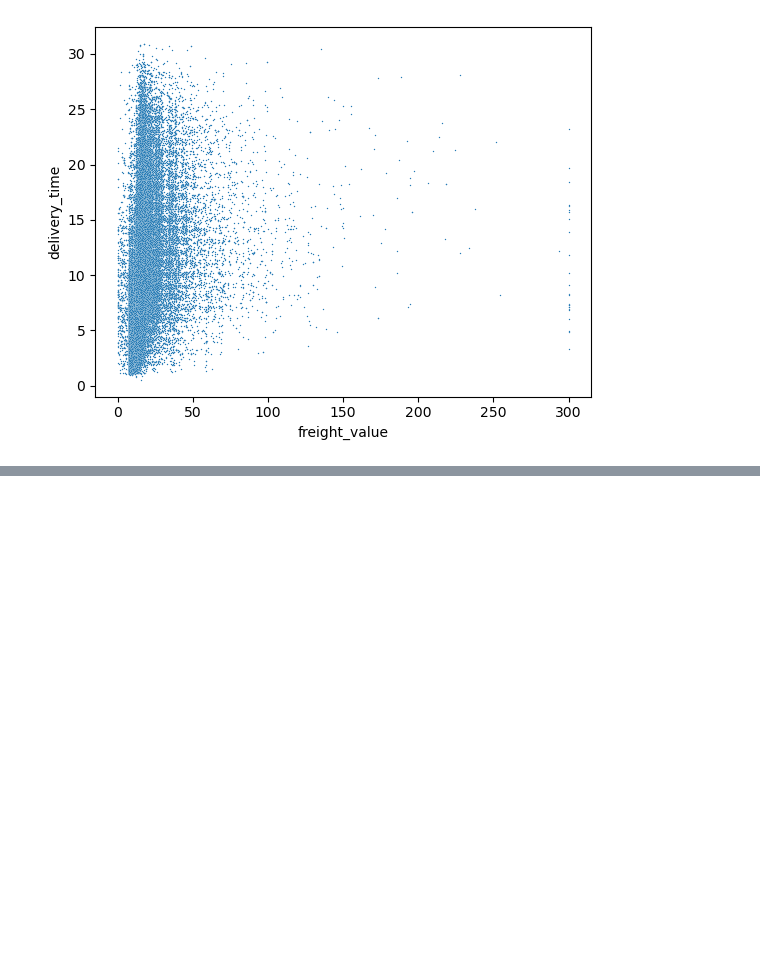
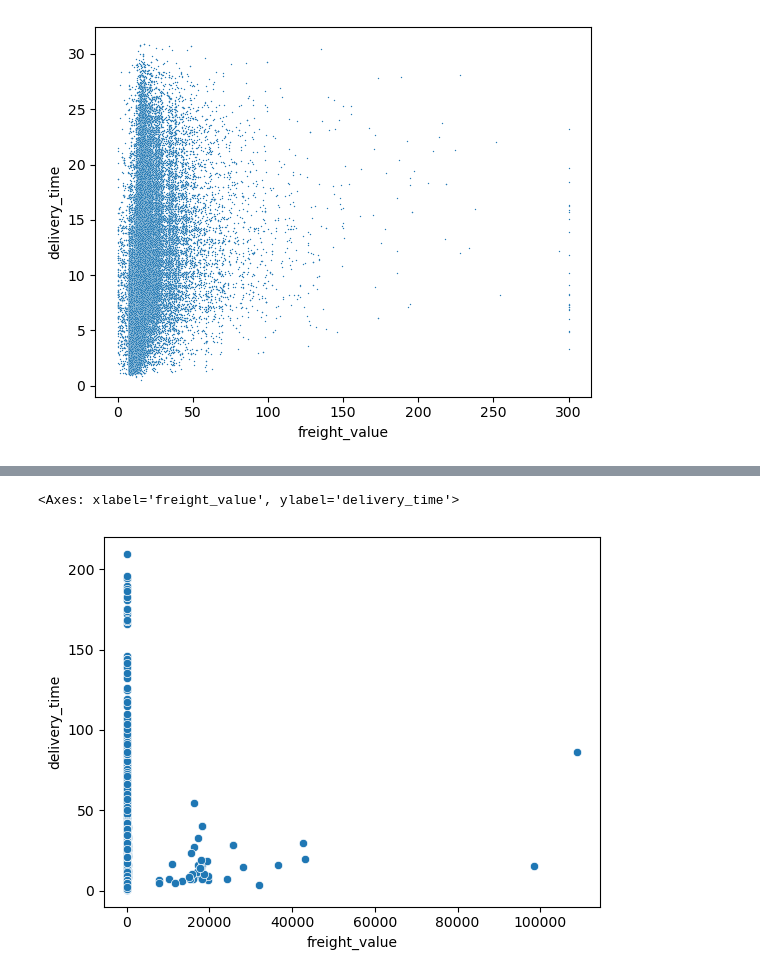
Before and after one commit to mateusono1/De-Company, a Jupyter notebook: analise_dados.ipynb, the cells around one changed output, grey strips where cells are left out. Drawn from its saved outputs; the diff is of its cells as text; code cells hidden in the pictures; blank space fills up the shorter version.

```diff
--- a/analise_dados.ipynb
+++ b/analise_dados.ipynb
@@ -453,0 +532,5 @@ sns.scatterplot(data=df,x="freight_value",y="delivery_time",s=1)
+# %%
+sns.scatterplot(data=df,x="freight_value",y="delivery_time")
+# %% [output]
+<Axes: xlabel='freight_value', ylabel='delivery_time'>
+[figure, added]
```
Also changed, not shown: parts of 15 cells of this notebook, 5 other files.
